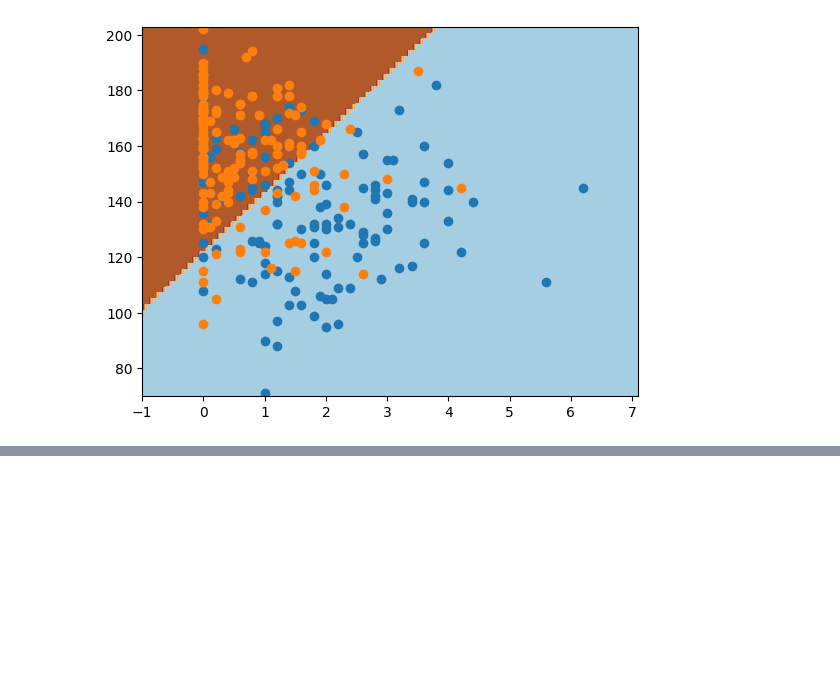
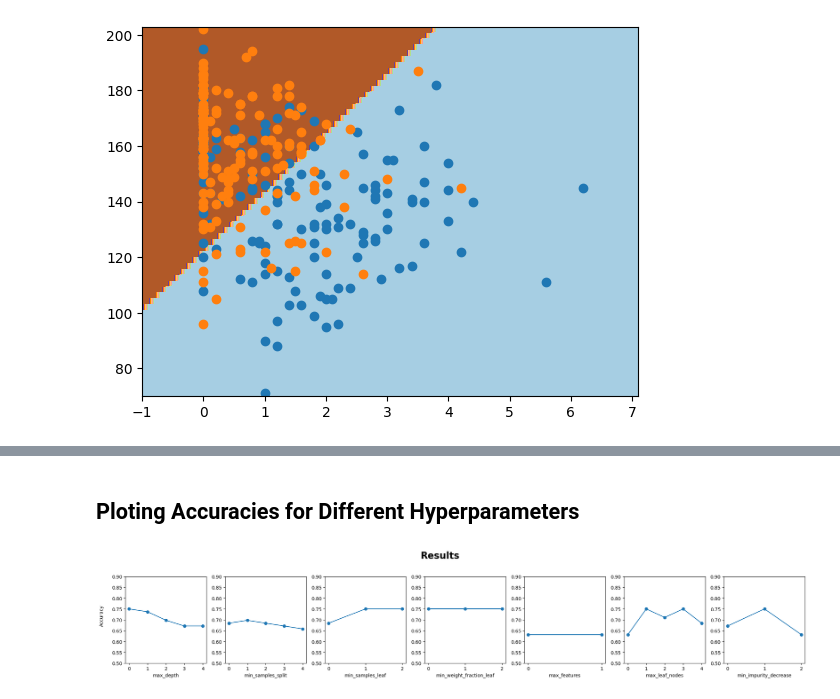
Before and after one commit to chrisistrati/Sigmoid-Homework, a Jupyter notebook: 07_decision_tree.ipynb, the cells around one changed output, grey strips where cells are left out. Cells and saved outputs as stored; diff of their text form; code cells hidden in the pictures; blank space fills up the shorter version.

Commit message:
decision trees

```diff
--- a/07_decision_tree.ipynb
+++ b/07_decision_tree.ipynb
@@ -143,0 +173,41 @@ DecisionTreeClassifier()
+# %% [markdown]
+## Ploting Accuracies for Different Hyperparameters
+# %%
+fig, axes = plt.subplots(1, 7, figsize = (22, 4)) #creating subplots
+plt.suptitle("Results", fontweight = "bold", fontsize = 20)
+
+"""
+Looping thru param keys, selecting the arguments
+for the classifier, fitting, getting accuracies,
+than plotting
+"""
+
+for key, ax in zip(params_grid.keys(), axes):
+    accuracies = []
+    values = list(params_grid[key])
+    for value in values:
+        args = {key: value, "random_state": 42}
+        decision_tree = DecisionTreeClassifier(**args)
+
+        decision_tree.fit(X_train, y_train)
+        pred = decision_tree.predict(X_test)
+        acc = accuracy_score(y_test, pred)
+        accuracies.append(acc)
+
+    ax.plot(accuracies, marker="o")
+
+     # Set y-axis limits
+    ax.set_ylim(0.5, 0.9)
+
+    # Add x-labels for each subplot
+    ax.set_xticks(range(len(values)))
+    ax.set_xlabel(key)  # x-label for each subplot
+
+fig.text(0.04, 0.5, "Accuracy", va="center", rotation="vertical")
+
+plt.tight_layout(rect=[0.05, 0, 1, 0.95])  # Adjust layout to make space for the y-axis label
+
+
+#FOR TRAINING DATA#
+# %% [output]
+[figure, added]
```
Also changed, not shown: parts of 10 cells of this notebook.
